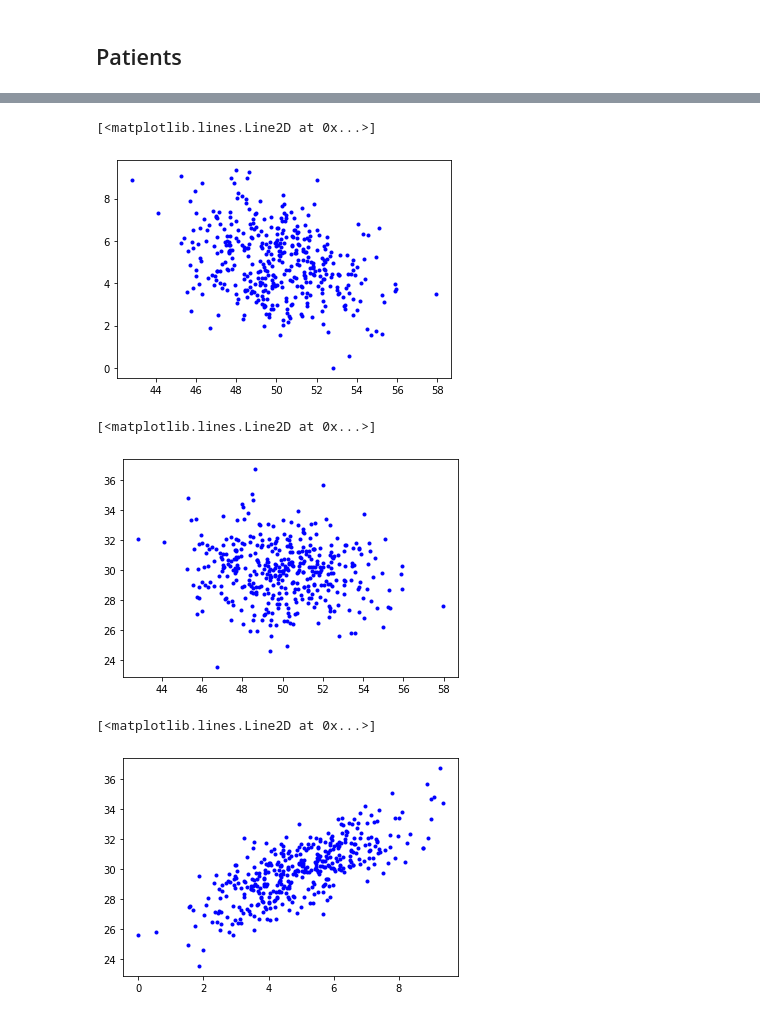
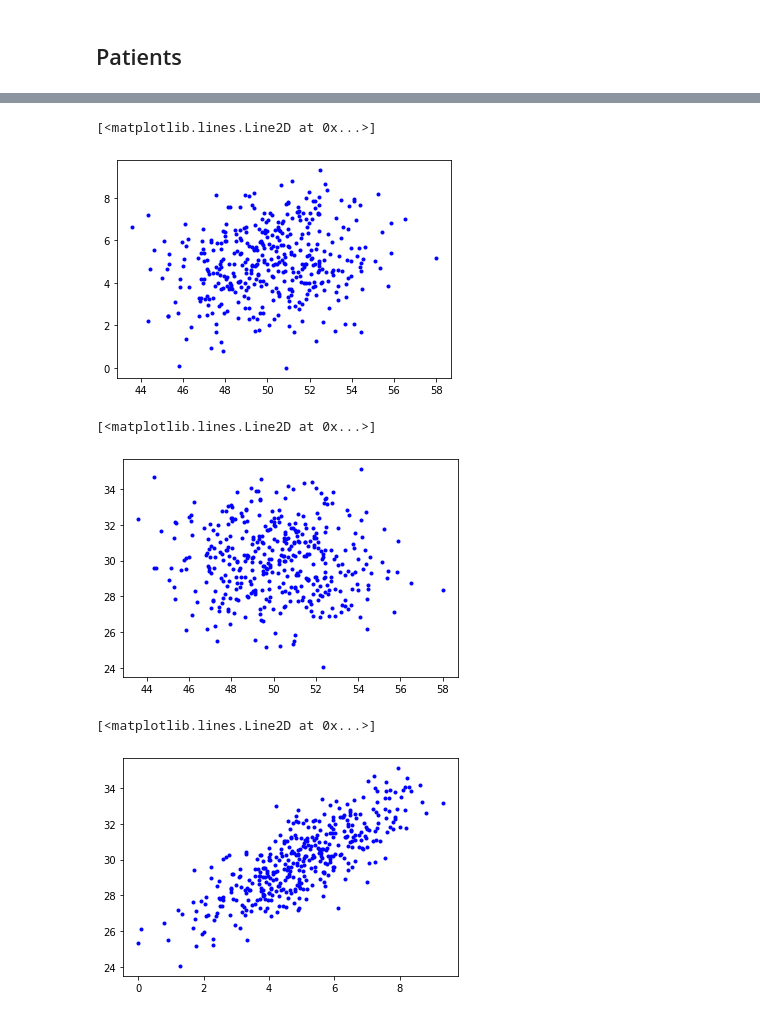
Before and after one commit to pmccaffrey6/introduction-to-healthcare-informatics, a Jupyter notebook: create-project-tables/create_project_tables.ipynb, the cells around one changed output, grey strips where cells are left out. Cells and saved outputs as stored; diff of their text form; code cells hidden in the pictures.

```diff
--- a/create-project-tables/create_project_tables.ipynb
+++ b/create-project-tables/create_project_tables.ipynb
@@ -25,16 +27,11 @@ num_samples = 400
 # y0 = age
 # y1 = num diagnoses
 # y2 = visit duration (minutes)
-r = np.array([
-        [  5.50, -2.75, -2.00],
-        [ -2.75,  2.50,  1.50],
-        [ -2.00,  1.50,  1.25]
-    ])
 
 
 r = np.array([
-        [  6.00,  -0.75, -0.25],
-        [ -0.75,  2.50,  2.50],
+        [  6.00,  0.75, -0.25],
+        [ 0.75,  2.50,  2.50],
         [ -0.25,  2.50,  4.00]
     ])
 
@@ -88,21 +85,21 @@ show()
 # y1 = num diagnoses
 # y3 = visit duration (minutes)
 
-ages_1 = y[0] + 50
-num_dx_1 = y[1] + abs(y[1].min())
-visit_minutes = y[2] + 30
+ages_pop_1 = y[0] + 50
+num_dx_pop_1 = y[1] + abs(y[1].min())
+visit_minutes_pop_1 = y[2] + 30
 # %%
-plot(ages_1, num_dx_1, 'b.')
+plot(ages_pop_1, num_dx_pop_1, 'b.')
 # %% [output]
 [<matplotlib.lines.Line2D at 0x...>]
-[figure, old version]
+[figure, new version]
 # %%
-plot(ages_1, visit_minutes, 'b.')
+plot(ages_pop_1, visit_minutes_pop_1, 'b.')
 # %% [output]
 [<matplotlib.lines.Line2D at 0x...>]
-[figure, old version]
+[figure, new version]
 # %%
-plot(num_dx_1, visit_minutes, 'b.')
+plot(num_dx_pop_1, visit_minutes_pop_1, 'b.')
 # %% [output]
 [<matplotlib.lines.Line2D at 0x...>]
-[figure, old version]
+[figure, new version]
```
Also changed, not shown: parts of 11 cells of this notebook.
